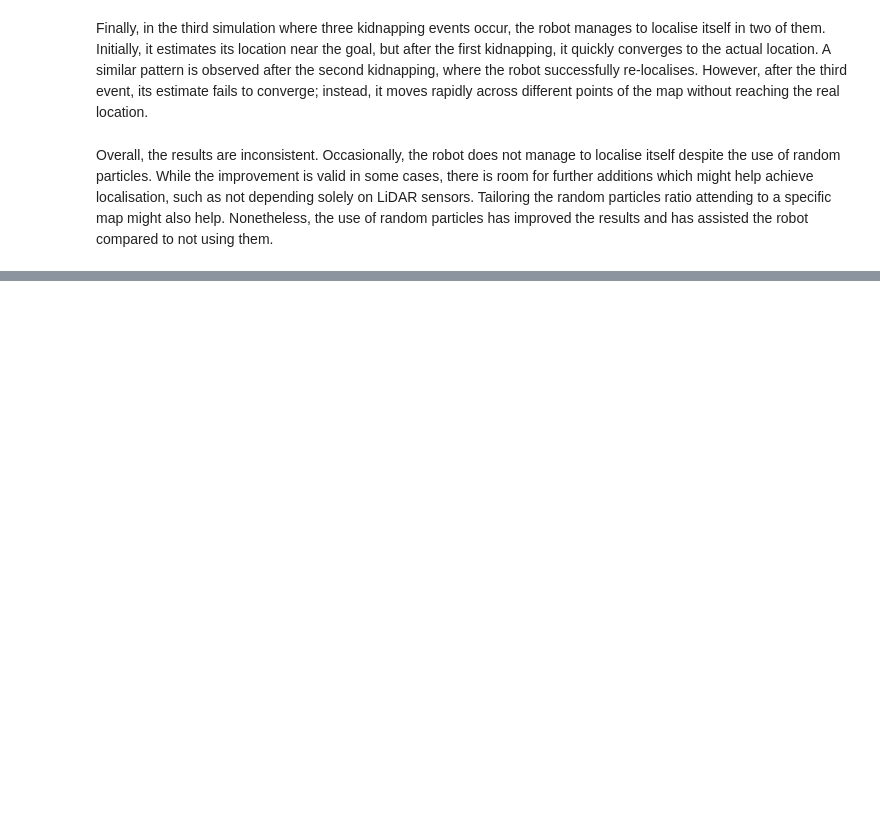
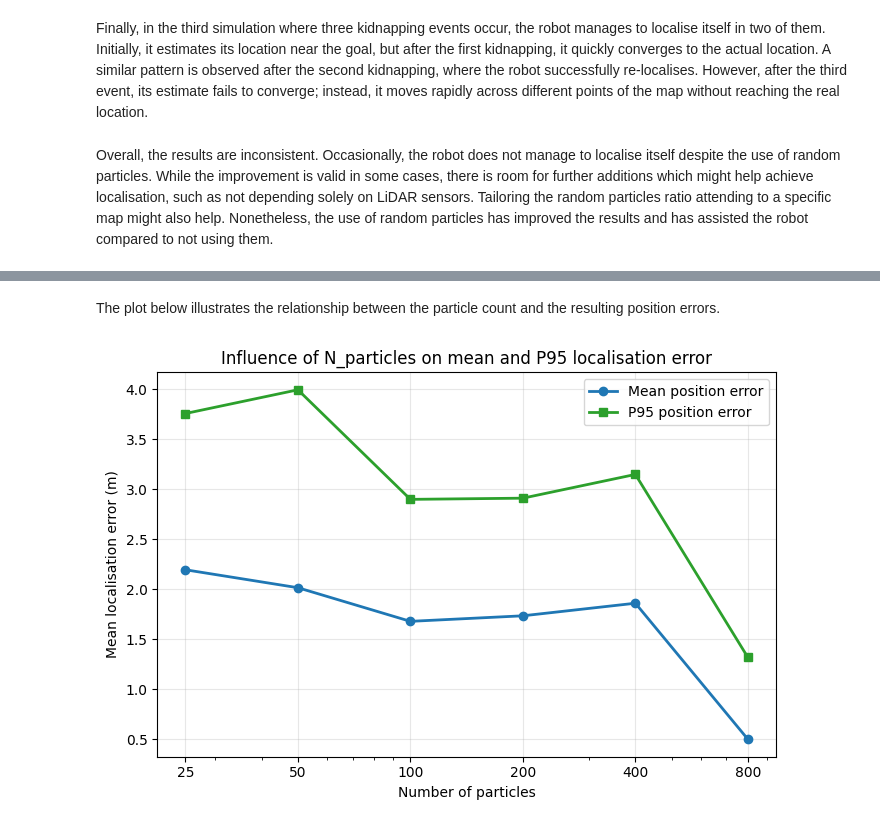
Before and after one commit to alvaromalfaro/autonomous-robotics, a Jupyter notebook: Homework1.ipynb, the cells around one changed output, grey strips where cells are left out. Drawn from its saved outputs; the diff is of its cells as text; code cells hidden in the pictures; blank space fills up the shorter version.

```diff
--- a/Homework1.ipynb
+++ b/Homework1.ipynb
@@ -1526,0 +1617,38 @@ Before submitting, make sure that:
+# %% [markdown]
+The plot below illustrates the relationship between the particle count and the resulting position errors.
+# %%
+df_cmp = summary_global.sort_values("n_particles")
+
+plt.figure(figsize=(7, 4.8))
+
+plt.plot(
+    df_cmp["n_particles"],
+    df_cmp["mean_position_error"],
+    marker="o",
+    linewidth=2,
+    color="tab:blue",
+    label="Mean position error",
+)
+
+plt.plot(
+    df_cmp["n_particles"],
+    df_cmp["mean_p95_position_error"],
+    marker="s",
+    linewidth=2,
+    color="tab:green",
+    label="P95 position error",
+)
+
+particle_ticks = sorted(df_cmp["n_particles"].unique())
+plt.xscale("log")
+plt.xticks(particle_ticks, [str(x) for x in particle_ticks])
+
+plt.xlabel("Number of particles")
+plt.ylabel("Mean localisation error (m)")
+plt.title("Influence of N_particles on mean and P95 localisation error")
+plt.grid(True, alpha=0.3)
+plt.legend()
+plt.tight_layout()
+plt.show()
+# %% [output]
+[figure, added]
```
Also changed, not shown: parts of 34 cells of this notebook.
